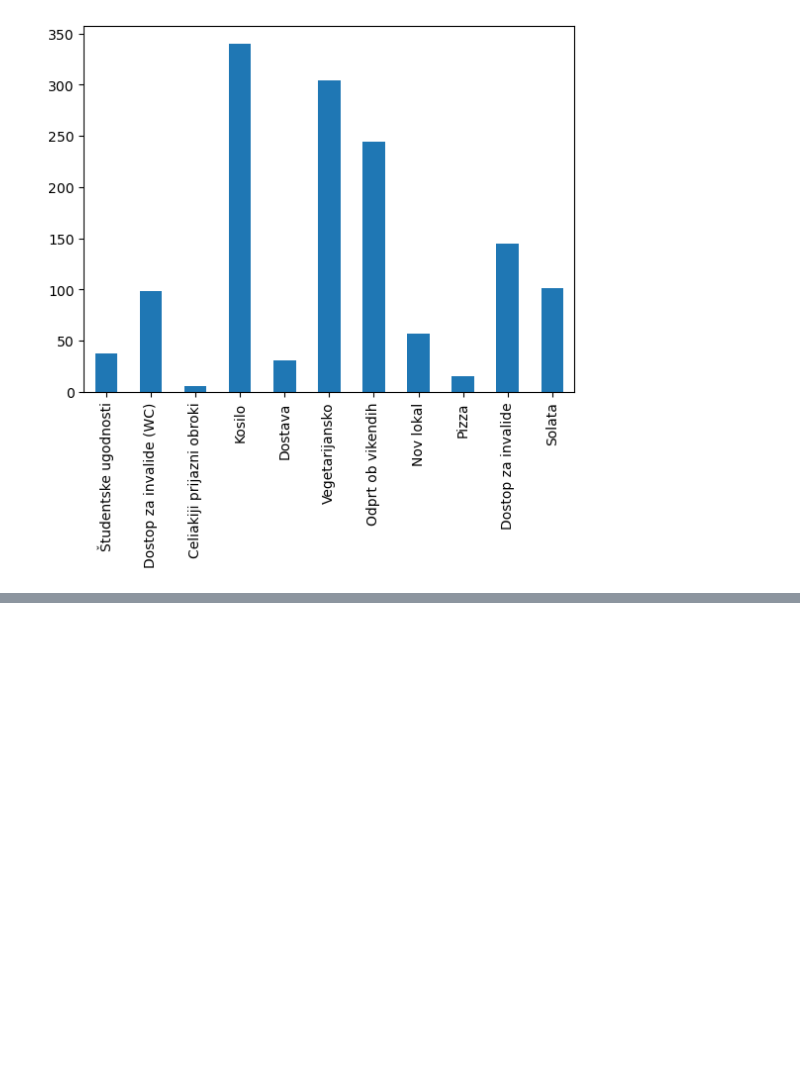
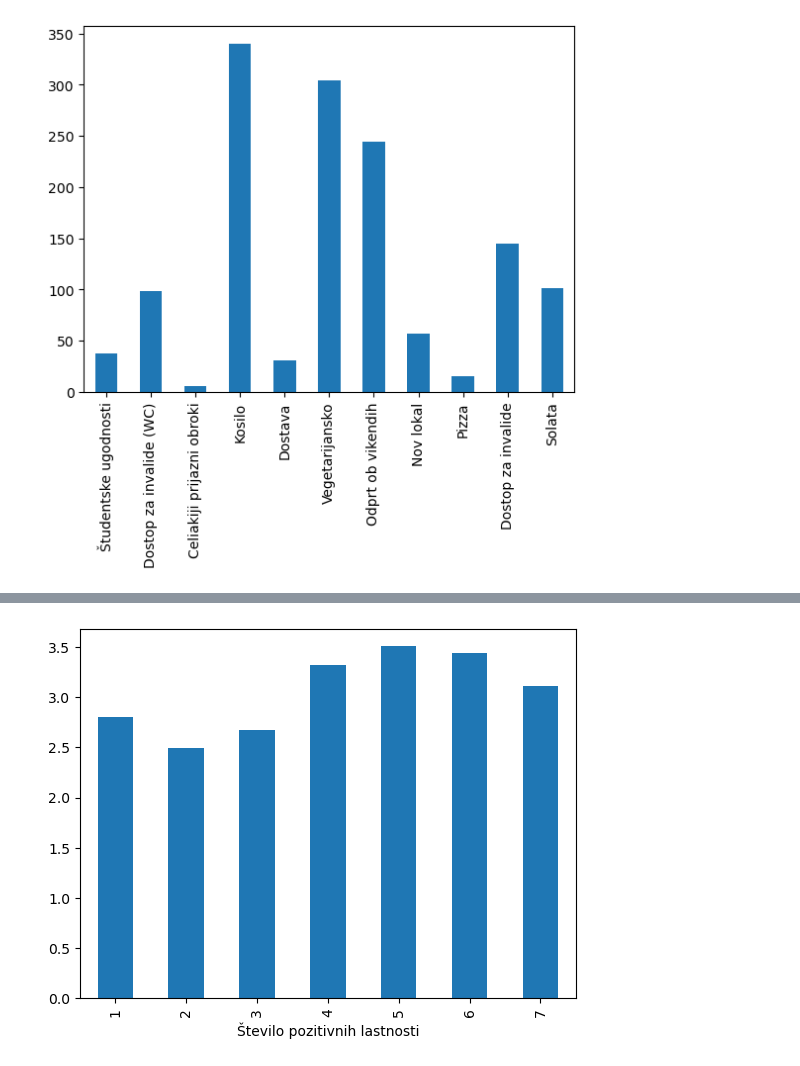
Before and after one commit to Valerij15/Studentska-prehrana, a Jupyter notebook: analiza.ipynb, the cells around one changed output, grey strips where cells are left out. Cells and saved outputs as stored; diff of their text form; code cells hidden in the pictures; blank space fills up the shorter version.

```diff
--- a/analiza.ipynb
+++ b/analiza.ipynb
@@ -164,3 +170,9 @@ posebnosti.drop(['id_lokala'], axis=1).apply(pd.Series.value_counts).iloc[0].plo
 # %% [output]
 <AxesSubplot:>
 [figure]
+# %%
+posebnosti_num = posebnosti.replace(['Da','Ne'],[1,0])
+posebnosti_num['vsota'] = posebnosti_num.drop(['id_lokala'], axis=1).sum(axis=1)
+
+lokali_in_posebnosti = pd.merge(lokali, posebnosti_num, left_on= 'id', right_on='id_lokala')
+lokali_in_posebnosti
@@ -166,0 +193,6 @@ posebnosti.drop(['id_lokala'], axis=1).apply(pd.Series.value_counts).iloc[0].plo
+# %%
+lokali_in_posebnosti.groupby('vsota')['doplacilo'].mean().plot(kind="bar")
+plt.xlabel("Število pozitivnih lastnosti")
+plt.show()
+# %% [output]
+[figure, added]
```
Also changed, not shown: parts of 4 cells of this notebook.
